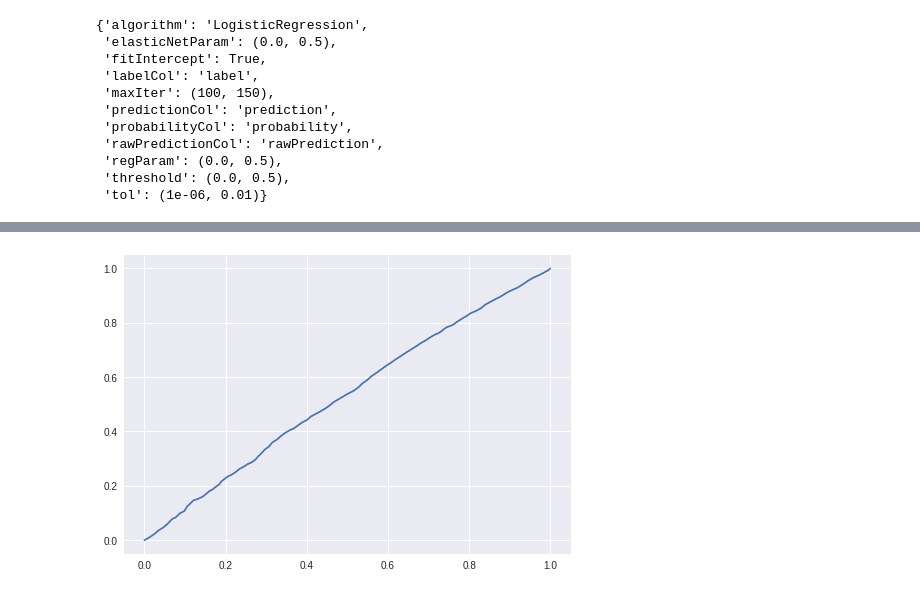
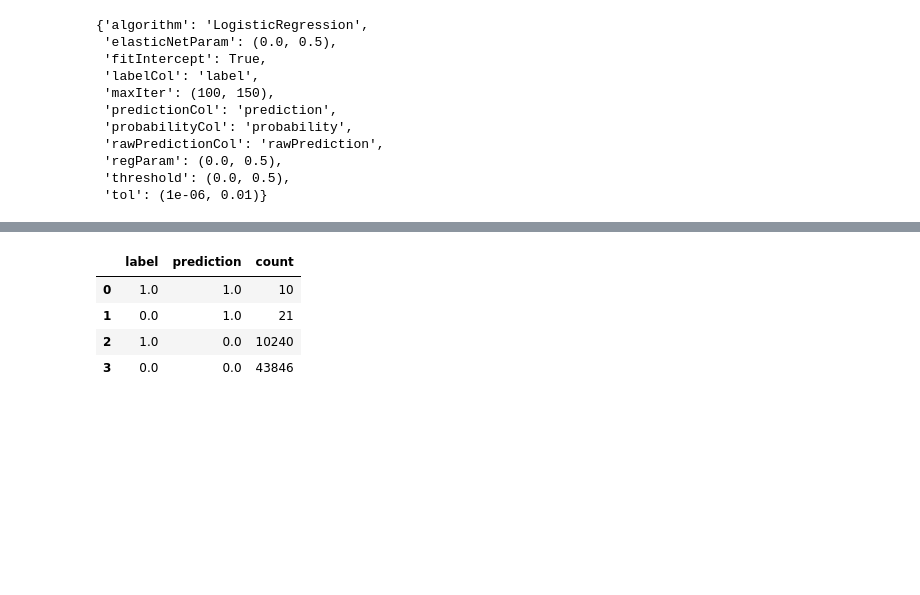
Before and after one commit to mssalvador/WorkflowCleaning, a Jupyter notebook: notebooks/Show_Classification.ipynb, the cells around one changed output, grey strips where cells are left out. Drawn from its saved outputs; the diff is of its cells as text; code cells hidden in the pictures; blank space fills up the shorter version.

```diff
--- a/notebooks/Show_Classification.ipynb
+++ b/notebooks/Show_Classification.ipynb
@@ -58,5 +78,3 @@ parameter_dict
  'regParam': (0.0, 0.5),
  'threshold': (0.0, 0.5),
  'tol': (1e-06, 0.01)}
-# %%
-data_import = GeneralDataImport.GeneralDataImport(parquet_path+'/normal_cluster_n_10000.parquet')
@@ -65,9 +80,0 @@ data_import.select_columns()
-# %%
-from pyspark.sql import functions as F
-
-train_df, test_df = (data_import.data_frame.withColumn('label', F.when(F.randn()>=0.5,1.0).otherwise(0)).randomSplit([3.0,1.0]))
-
-train_df.show(3)
-
-print(data_import.list_features)
-print(train_df.count())
@@ -136,15 +102,12 @@ result_df.limit(5).toPandas()
-# %%
-#crossfitted_model.avgMetrics
-import seaborn as sb
-import matplotlib.pyplot as plt
-import pandas as pd
-import numpy as np
-
-
-best_lr = crossfitted_model.bestModel.stages[-1]
-best_pdf = best_lr.summary.roc.toPandas()
-sb.set_style("darkgrid")
-plt.plot(best_pdf['FPR'],best_pdf['TPR'])
-plt.show()
-# %% [output]
-[figure, removed]
+# %%
+df_no_cv_pipeline = (result_model.transform(test_df))
+l = model.pipeline.getStages()[-1].getLabelCol()
+p = model.pipeline.getStages()[-1].getPredictionCol()
+df_confusion = df_no_cv_pipeline.groupBy([l,p]).count()
+df_confusion.toPandas()
+# %% [output]
+|  | label | prediction | count |
+| 0 | 1.0 | 1.0 | 10 |
+| 1 | 0.0 | 1.0 | 21 |
+| 2 | 1.0 | 0.0 | 10240 |
+| 3 | 0.0 | 0.0 | 43846 |
```
Also changed, not shown: parts of 24 cells of this notebook, 4 other files.
